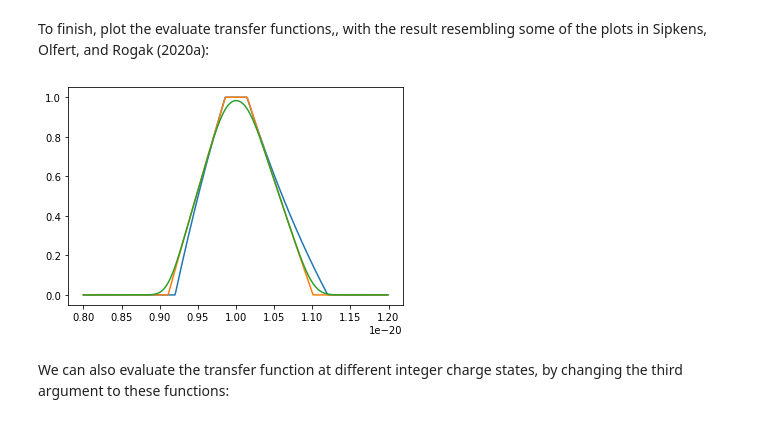
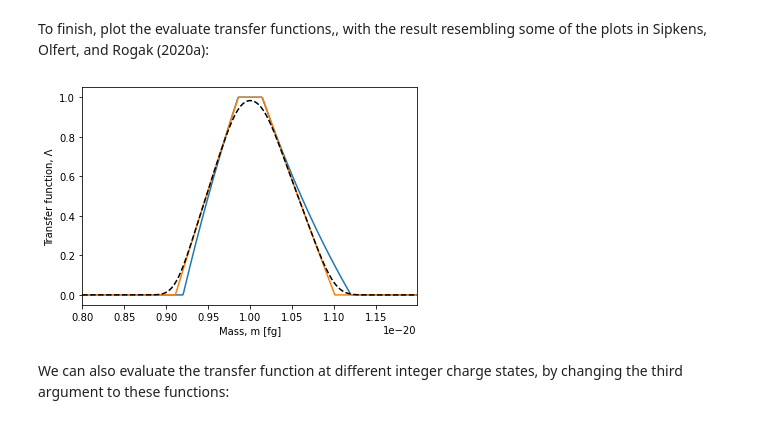
Before and after one commit to tsipkens/tfer-pma, a Jupyter notebook: main.ipynb, the cells around one changed output. Cells and saved outputs as stored; diff of their text form; code cells hidden in the pictures.

```diff
--- a/main.ipynb
+++ b/main.ipynb
@@ -97,15 +97,21 @@ Invoking mass-mobility relation to determine Zp.
 To finish, plot the evaluate transfer functions,, with the result resembling some of the plots in Sipkens, Olfert, and Rogak (2020a):
 # %%
 # plot the various transfer functions
-plt.plot(m, Lambda_1S)
-plt.plot(m, Lambda_1C)
-plt.plot(m, Lambda_1C_diff)
+fig, ax = plt.subplots()
+ax.plot(m, Lambda_1S)
+ax.plot(m, Lambda_1C)
+ax.plot(m, Lambda_1C_diff, 'k--')
 if prop['omega_hat']==1:
-    plt.plot(m, Lambda_W1)
-    plt.plot(m, Lambda_W1_diff)
+    ax.plot(m, Lambda_W1)
+    ax.plot(m, Lambda_W1_diff)
+
+ax.set_xlabel('Mass, m [fg]')
+ax.set_ylabel('Transfer function, Λ')
+ax.set_xlim(np.min(m), np.max(m))
+
 plt.show()
 # %% [output]
-[figure, old version]
+[figure, new version]
 # %% [markdown]
 We can also evaluate the transfer function at different integer charge states, by changing the third argument to these functions:
 # %%
```
Also changed, not shown: parts of 1 cell of this notebook.
